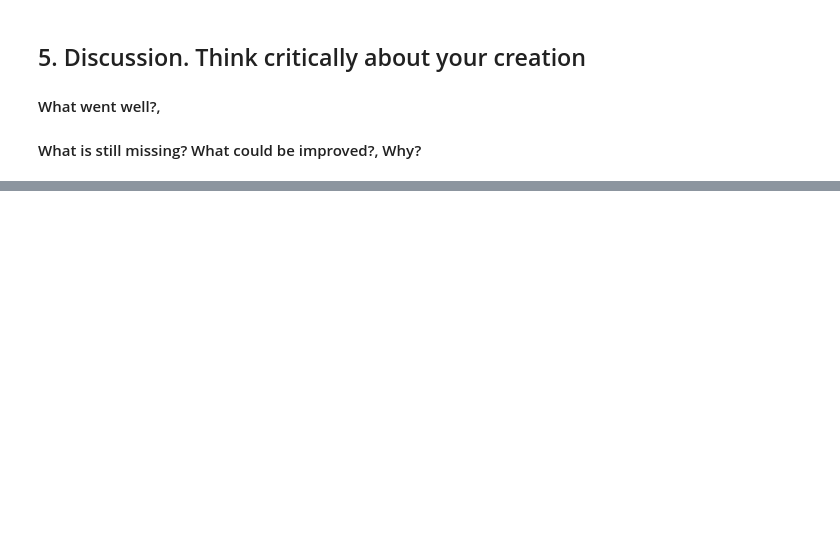
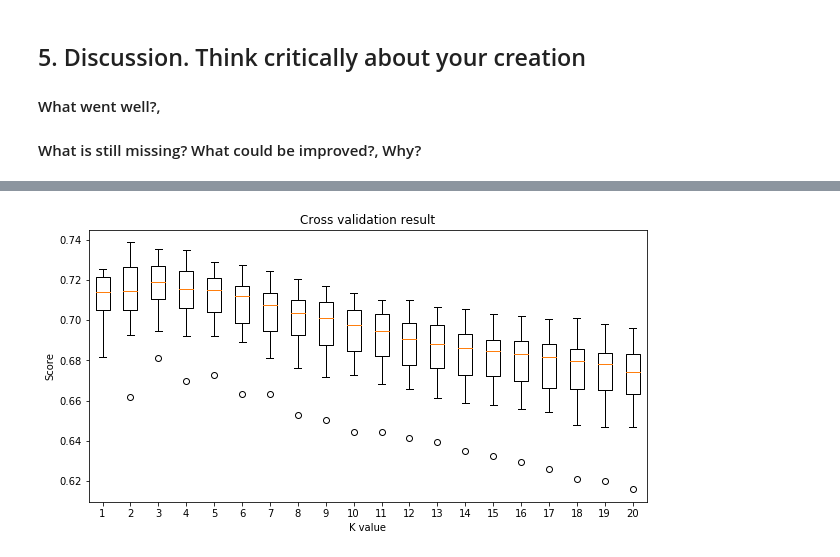
Before and after one commit to dchoi44/311-Service-Requests-Visualization, a Jupyter notebook: Notebook/Explainer Notebook.ipynb, the cells around one changed output, grey strips where cells are left out. Drawn from its saved outputs; the diff is of its cells as text; code cells hidden in the pictures; blank space fills up the shorter version.

```diff
--- a/Notebook/Explainer Notebook.ipynb
+++ b/Notebook/Explainer Notebook.ipynb
@@ -32,0 +188,7 @@ We chose to use multiple regression, KNN, and clustering. Since the Multiple reg
+# %%
+#The 5 types of complaints we chooose:
+complaintName = 'Noise - Residential'
+#complaintName = 'Illegal Parking'
+#complaintName = 'UNSANITARY CONDITION'
+#complaintName = 'Homeless Person Assistance'
+#complaintName = 'Rodent'
@@ -32,0 +275,73 @@ We chose to use multiple regression, KNN, and clustering. Since the Multiple reg
+# %%
+from sklearn.neighbors import KNeighborsClassifier
+from csv import DictReader
+from collections import Counter
+import matplotlib.pyplot as plt
+
+complaints = []
+with open('311_Service_Requests_from_2016.csv', 'r') as fin:
+    # Complaint Type,Descriptor,Borough,Latitude,Longitude
+    dr = DictReader(fin)
+    for line in dr:
+        complaints += [line]
+
+cnt = Counter()
+for elem in complaints:
+    cnt[elem['Complaint Type']] += 1
+
+complaintList = ['Noise - Residential', 'Illegal Parking', 'UNSANITARY CONDITION', 'Homeless Person Assistance', 'Rodent']
+NNeigh = 20
+Nchunk = 20
+
+X = []
+y = []
+
+with open('311_Service_Requests_from_2016.csv', 'r') as fin:
+    # Complaint Type,Descriptor,Borough,Latitude,Longitude
+    dr = DictReader(fin)
+    for line in dr:
+        if line['Complaint Type'] in complaintList:
+            X.append([float(line['Longitude']), float(line['Latitude'])])
+            y.append(complaintList.index(line['Complaint Type']))
+
+blocksize = len(X) / Nchunk
+result = []
+maxscore = 0
+
+for i in range(NNeigh):
+    lb = 0
+    rb = lb + blocksize + 1
+    result.append([])
+    print str(i + 1) + ' neighbors...'
+    while rb <= len(X):
+        Xte = X[lb:rb]
+        Xtr = X[:lb] + X[rb:]
+        yte = y[lb:rb]
+        ytr = y[:lb] + y[rb:]
+
+        neigh = KNeighborsClassifier(n_neighbors = i + 1)
+        neigh.fit(Xtr,ytr)
+        result[-1].append(neigh.score(Xte, yte))
+        if result[-1][-1] > maxscore:
+            maxscore = result[-1][-1]
+            bestN = i + 1
+            bestModel = neigh
+
+        lb += blocksize
+        rb += blocksize
+
+plt.figure(figsize=(10,5))
+plt.boxplot(result)
+plt.xlabel('K value')
+plt.ylabel('Score')
+plt.title('Cross validation result')
+plt.show()
+
+neigh = bestModel
+with open('docs/dataset/gridPoints.csv', 'r') as fin:
+    dr = DictReader(fin)
+    with open('docs/dataset/knnGridResult.csv', 'w') as fout:
+        print ','.join(complaintList) + '\n'
+        for line in dr:
+            print str(neigh.predict([[float(line['lon']), float(line['lat'])]])[0]) + ',' + line['lon'] + ',' + line['lat'] + '\n'
+# %% [output]
@@ -32,0 +368 @@ We chose to use multiple regression, KNN, and clustering. Since the Multiple reg
+[figure, added]
```
Also changed, not shown: parts of 43 cells of this notebook.
